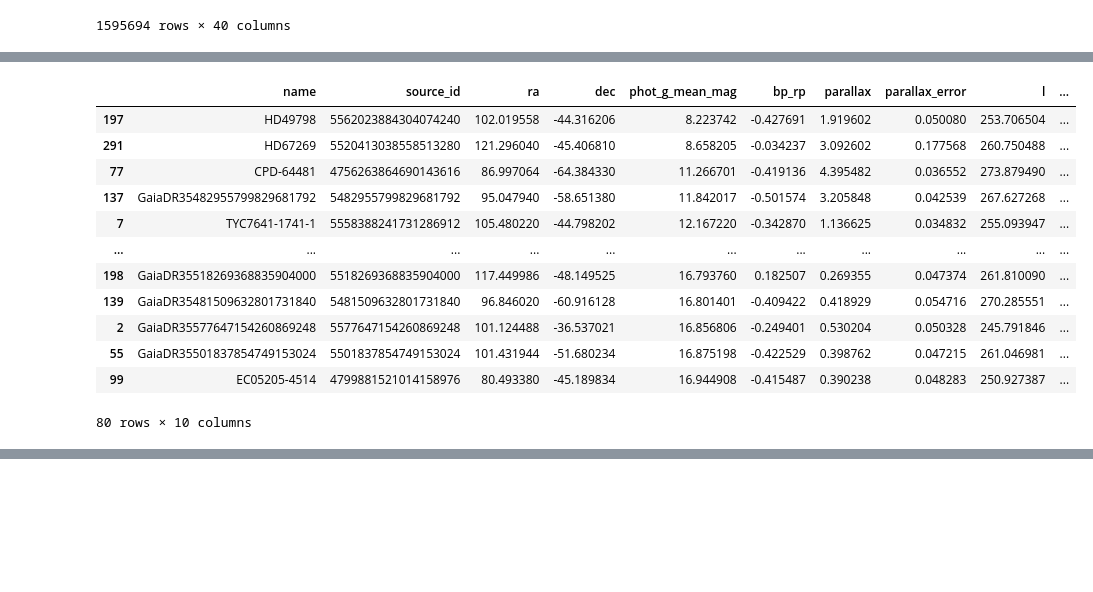
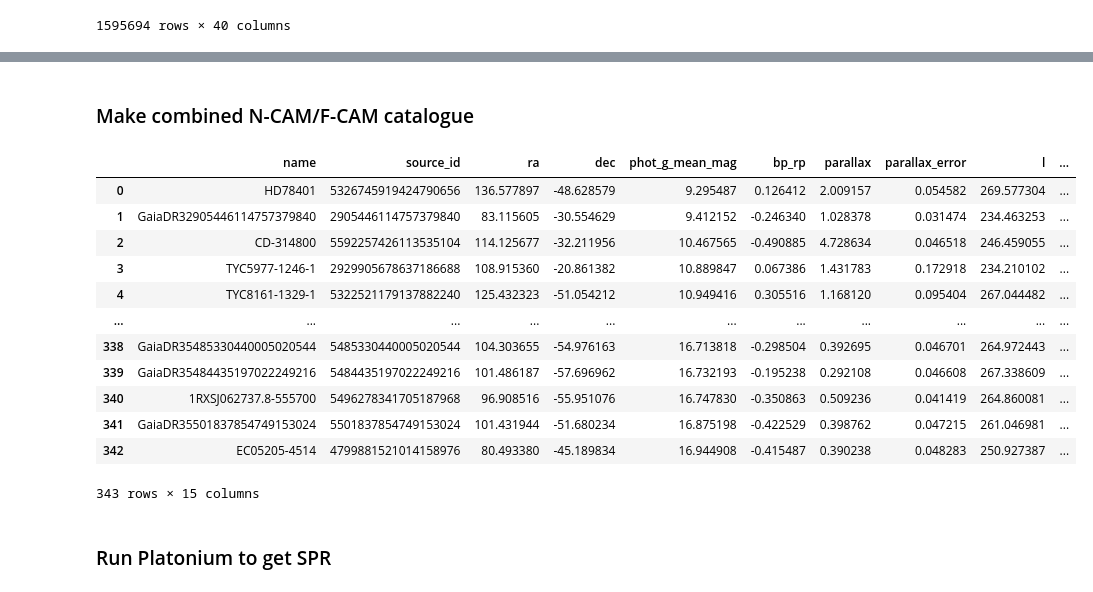
Before and after one commit to ivs-kuleuven/platosim3, a Jupyter notebook: docs/technical/PlatoCS/HotSubdwarfPulsators.ipynb, the cells around one changed output, grey strips where cells are left out. Saved outputs shown, nothing was run; the diff lists cells and outputs as text; code cells hidden in the pictures; blank space fills up the shorter version.

```diff
--- a/docs/technical/PlatoCS/HotSubdwarfPulsators.ipynb
+++ b/docs/technical/PlatoCS/HotSubdwarfPulsators.ipynb
@@ -175,16 +181,0 @@ dt
-# %%
-dt.sort_values(by='phot_g_mean_mag')
-# %% [output]
-|  | name | source_id | ra | dec | phot_g_mean_mag | bp_rp | parallax | parallax_error | l | ... |
-| 197 | HD49798 | 5562023884304074240 | 102.019558 | -44.316206 | 8.223742 | -0.427691 | 1.919602 | 0.050080 | 253.706504 | ... |
-| 291 | HD67269 | 5520413038558513280 | 121.296040 | -45.406810 | 8.658205 | -0.034237 | 3.092602 | 0.177568 | 260.750488 | ... |
-| 77 | CPD-64481 | 4756263864690143616 | 86.997064 | -64.384330 | 11.266701 | -0.419136 | 4.395482 | 0.036552 | 273.879490 | ... |
-| 137 | GaiaDR35482955799829681792 | 5482955799829681792 | 95.047940 | -58.651380 | 11.842017 | -0.501574 | 3.205848 | 0.042539 | 267.627268 | ... |
-| 7 | TYC7641-1741-1 | 5558388241731286912 | 105.480220 | -44.798202 | 12.167220 | -0.342870 | 1.136625 | 0.034832 | 255.093947 | ... |
-| ... | ... | ... | ... | ... | ... | ... | ... | ... | ... | ... |
-| 198 | GaiaDR35518269368835904000 | 5518269368835904000 | 117.449986 | -48.149525 | 16.793760 | 0.182507 | 0.269355 | 0.047374 | 261.810090 | ... |
-| 139 | GaiaDR35481509632801731840 | 5481509632801731840 | 96.846020 | -60.916128 | 16.801401 | -0.409422 | 0.418929 | 0.054716 | 270.285551 | ... |
-| 2 | GaiaDR35577647154260869248 | 5577647154260869248 | 101.124488 | -36.537021 | 16.856806 | -0.249401 | 0.530204 | 0.050328 | 245.791846 | ... |
-| 55 | GaiaDR35501837854749153024 | 5501837854749153024 | 101.431944 | -51.680234 | 16.875198 | -0.422529 | 0.398762 | 0.047215 | 261.046981 | ... |
-| 99 | EC05205-4514 | 4799881521014158976 | 80.493380 | -45.189834 | 16.944908 | -0.415487 | 0.390238 | 0.048283 | 250.927387 | ... |
-80 rows × 10 columns
@@ -204,3 +191,29 @@ fig, ax = pt.plotPlatoFOV(
 # %% [output]
 [interactive output not drawn]
 [interactive output not drawn]
+# %% [markdown]
+### Make combined N-CAM/F-CAM catalogue
+# %%
+# Copy over ncam data frame
+dt = dt_ncam.copy().reset_index(drop=True)
+# %%
+# Add boolen fcam colun
+dt['fcam'] = dt_ncam['source_id'].isin(dt_fcam['source_id'])
+# %%
+# Sort after magnitude
+dt = dt.sort_values(by=['ncam', 'phot_g_mean_mag']).reset_index(drop=True)
+dt
+# %% [output]
+|  | name | source_id | ra | dec | phot_g_mean_mag | bp_rp | parallax | parallax_error | l | ... |
+| 0 | HD78401 | 5326745919424790656 | 136.577897 | -48.628579 | 9.295487 | 0.126412 | 2.009157 | 0.054582 | 269.577304 | ... |
+| 1 | GaiaDR32905446114757379840 | 2905446114757379840 | 83.115605 | -30.554629 | 9.412152 | -0.246340 | 1.028378 | 0.031474 | 234.463253 | ... |
+| 2 | CD-314800 | 5592257426113535104 | 114.125677 | -32.211956 | 10.467565 | -0.490885 | 4.728634 | 0.046518 | 246.459055 | ... |
+| 3 | TYC5977-1246-1 | 2929905678637186688 | 108.915360 | -20.861382 | 10.889847 | 0.067386 | 1.431783 | 0.172918 | 234.210102 | ... |
+| 4 | TYC8161-1329-1 | 5322521179137882240 | 125.432323 | -51.054212 | 10.949416 | 0.305516 | 1.168120 | 0.095404 | 267.044482 | ... |
+| ... | ... | ... | ... | ... | ... | ... | ... | ... | ... | ... |
+| 338 | GaiaDR35485330440005020544 | 5485330440005020544 | 104.303655 | -54.976163 | 16.713818 | -0.298504 | 0.392695 | 0.046701 | 264.972443 | ... |
+| 339 | GaiaDR35484435197022249216 | 5484435197022249216 | 101.486187 | -57.696962 | 16.732193 | -0.195238 | 0.292108 | 0.046608 | 267.338609 | ... |
+| 340 | 1RXSJ062737.8-555700 | 5496278341705187968 | 96.908516 | -55.951076 | 16.747830 | -0.350863 | 0.509236 | 0.041419 | 264.860081 | ... |
+| 341 | GaiaDR35501837854749153024 | 5501837854749153024 | 101.431944 | -51.680234 | 16.875198 | -0.422529 | 0.398762 | 0.047215 | 261.046981 | ... |
+| 342 | EC05205-4514 | 4799881521014158976 | 80.493380 | -45.189834 | 16.944908 | -0.415487 | 0.390238 | 0.048283 | 250.927387 | ... |
+343 rows × 15 columns
@@ -206,0 +232,2 @@ fig, ax = pt.plotPlatoFOV(
+# %% [markdown]
+### Run Platonium to get SPR
```
Also changed, not shown: parts of 37 cells of this notebook.
